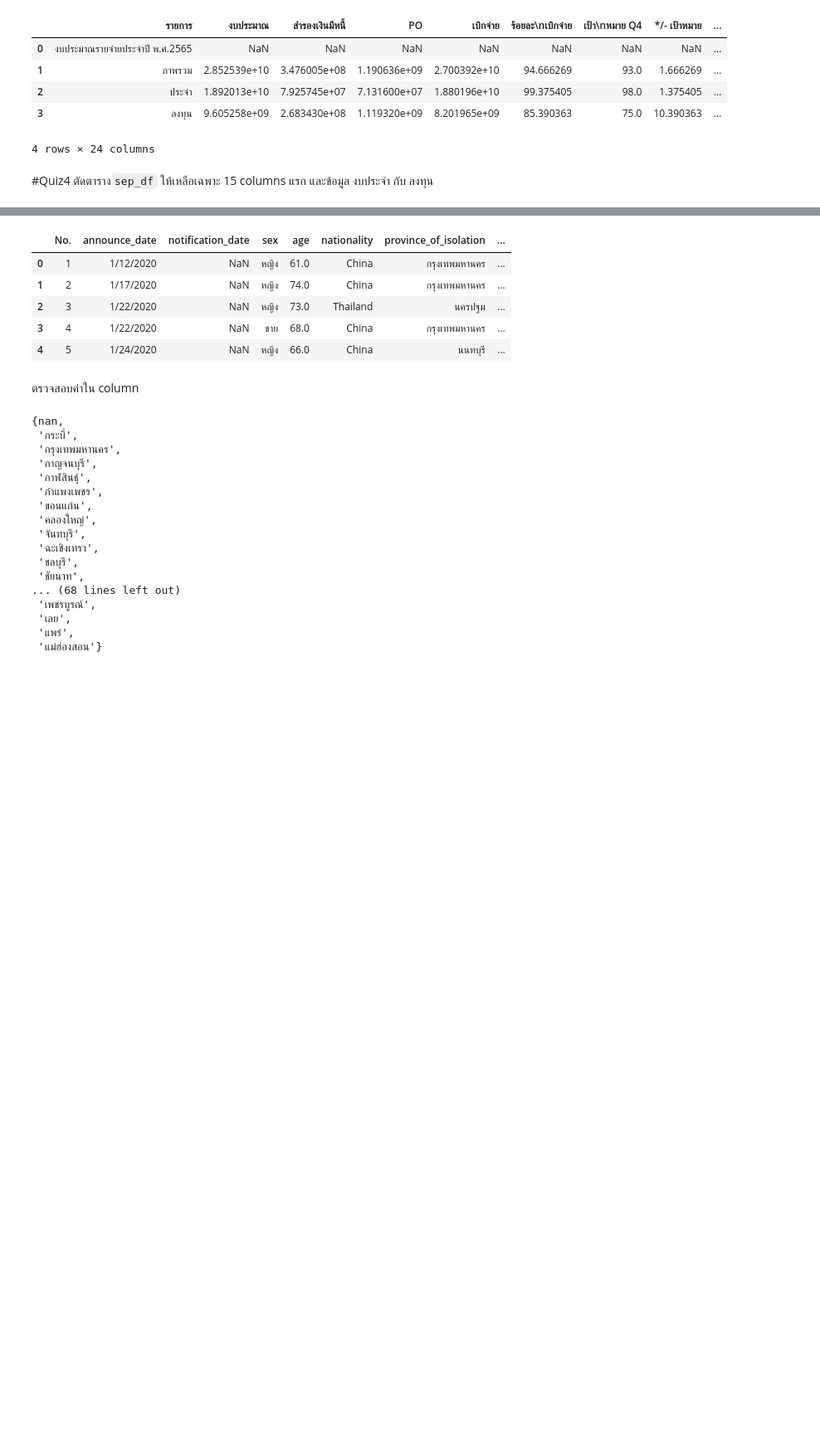
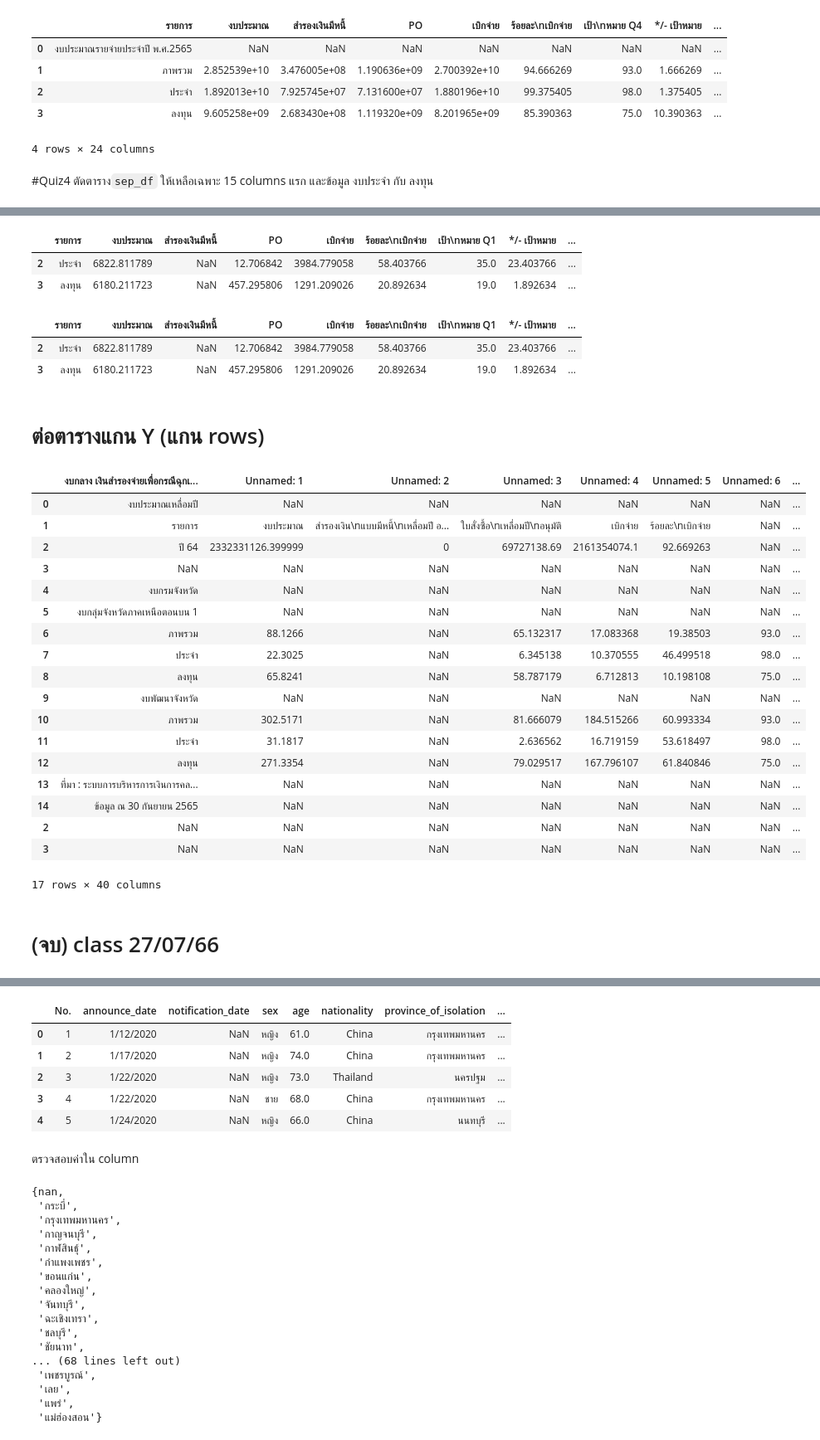
Before and after one commit to ananyapoonsawat/Python_dataviz2023, a Jupyter notebook: Pandas102.ipynb, the cells around one changed output, grey strips where cells are left out. Shown at 83% size. Drawn from its saved outputs; the diff is of its cells as text; code cells hidden in the pictures; blank space fills up the shorter version.

```diff
--- a/Pandas102.ipynb
+++ b/Pandas102.ipynb
@@ -51,0 +61,3 @@ NameError: ignored
+# %%
+sep_df['เดือน-ปี'] = len(sep_df)*['sep-65']
+sep_df
@@ -51,0 +82,42 @@ NameError: ignored
+# %%
+oct_df = pd.read_excel('/content/drive/MyDrive/DataViz23Data/oct65.xlsx',header=9,skipfooter=27) #เรียกใช้ไฟล์ที่ต้องการ และ ตั้งหัวตาราง
+oct_df = oct_df.iloc[-2:,:15]
+oct_df['เดือน-ปี']=len(oct_df)*['oct_65']
+oct_df
+# %% [output]
+|  | รายการ | งบประมาณ | สำรองเงินมีหนี้ | PO | เบิกจ่าย | ร้อยละ\nเบิกจ่าย | เป้า\nหมาย Q1 | */- เป้าหมาย | ... |
+| 2 | ประจำ | 6822.811789 | NaN | 12.706842 | 3984.779058 | 58.403766 | 35.0 | 23.403766 | ... |
+| 3 | ลงทุน | 6180.211723 | NaN | 457.295806 | 1291.209026 | 20.892634 | 19.0 | 1.892634 | ... |
+# %%
+oct_df
+# %% [output]
+|  | รายการ | งบประมาณ | สำรองเงินมีหนี้ | PO | เบิกจ่าย | ร้อยละ\nเบิกจ่าย | เป้า\nหมาย Q1 | */- เป้าหมาย | ... |
+| 2 | ประจำ | 6822.811789 | NaN | 12.706842 | 3984.779058 | 58.403766 | 35.0 | 23.403766 | ... |
+| 3 | ลงทุน | 6180.211723 | NaN | 457.295806 | 1291.209026 | 20.892634 | 19.0 | 1.892634 | ... |
+# %% [markdown]
+# ต่อตารางแกน Y (แกน rows)
+# %%
+sep_oct_df = pd.concat([sep_df,oct_df])
+sep_oct_df
+# %% [output]
+|  | งบกลาง เงินสำรองจ่ายเพื่อกรณีฉุกเ... | Unnamed: 1 | Unnamed: 2 | Unnamed: 3 | Unnamed: 4 | Unnamed: 5 | Unnamed: 6 | ... |
+| 0 | งบประมาณเหลื่อมปี | NaN | NaN | NaN | NaN | NaN | NaN | ... |
+| 1 | รายการ | งบประมาณ | สำรองเงิน\nแบบมีหนี้\nเหลื่อมปี อ... | ใบสั่งซื้อ\nเหลื่อมปี\nอนุมัติ | เบิกจ่าย | ร้อยละ\nเบิกจ่าย | NaN | ... |
+| 2 | ปี 64 | 2332331126.399999 | 0 | 69727138.69 | 2161354074.1 | 92.669263 | NaN | ... |
+| 3 | NaN | NaN | NaN | NaN | NaN | NaN | NaN | ... |
+| 4 | งบกรมจังหวัด | NaN | NaN | NaN | NaN | NaN | NaN | ... |
+| 5 | งบกลุ่มจังหวัดภาคเหนือตอนบน 1 | NaN | NaN | NaN | NaN | NaN | NaN | ... |
+| 6 | ภาพรวม | 88.1266 | NaN | 65.132317 | 17.083368 | 19.38503 | 93.0 | ... |
+| 7 | ประจำ | 22.3025 | NaN | 6.345138 | 10.370555 | 46.499518 | 98.0 | ... |
+| 8 | ลงทุน | 65.8241 | NaN | 58.787179 | 6.712813 | 10.198108 | 75.0 | ... |
+| 9 | งบพัฒนาจังหวัด | NaN | NaN | NaN | NaN | NaN | NaN | ... |
+| 10 | ภาพรวม | 302.5171 | NaN | 81.666079 | 184.515266 | 60.993334 | 93.0 | ... |
+| 11 | ประจำ | 31.1817 | NaN | 2.636562 | 16.719159 | 53.618497 | 98.0 | ... |
+| 12 | ลงทุน | 271.3354 | NaN | 79.029517 | 167.796107 | 61.840846 | 75.0 | ... |
+| 13 | ที่มา : ระบบการบริหารการเงินการคล... | NaN | NaN | NaN | NaN | NaN | NaN | ... |
+| 14 | ข้อมูล ณ 30 กันยายน 2565 | NaN | NaN | NaN | NaN | NaN | NaN | ... |
+| 2 | NaN | NaN | NaN | NaN | NaN | NaN | NaN | ... |
+| 3 | NaN | NaN | NaN | NaN | NaN | NaN | NaN | ... |
+17 rows × 40 columns
+# %% [markdown]
+# (จบ) class 27/07/66
```
Also changed, not shown: parts of 5 cells of this notebook.
